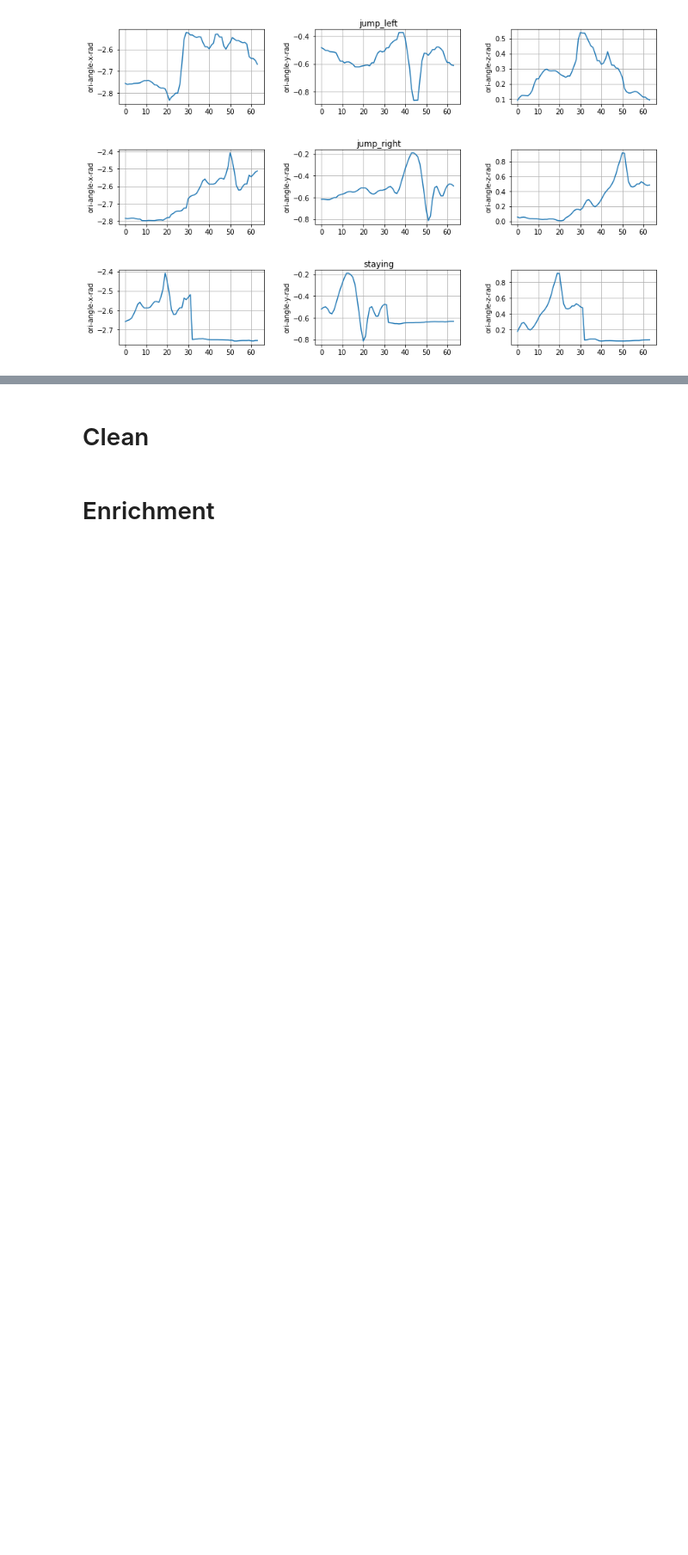
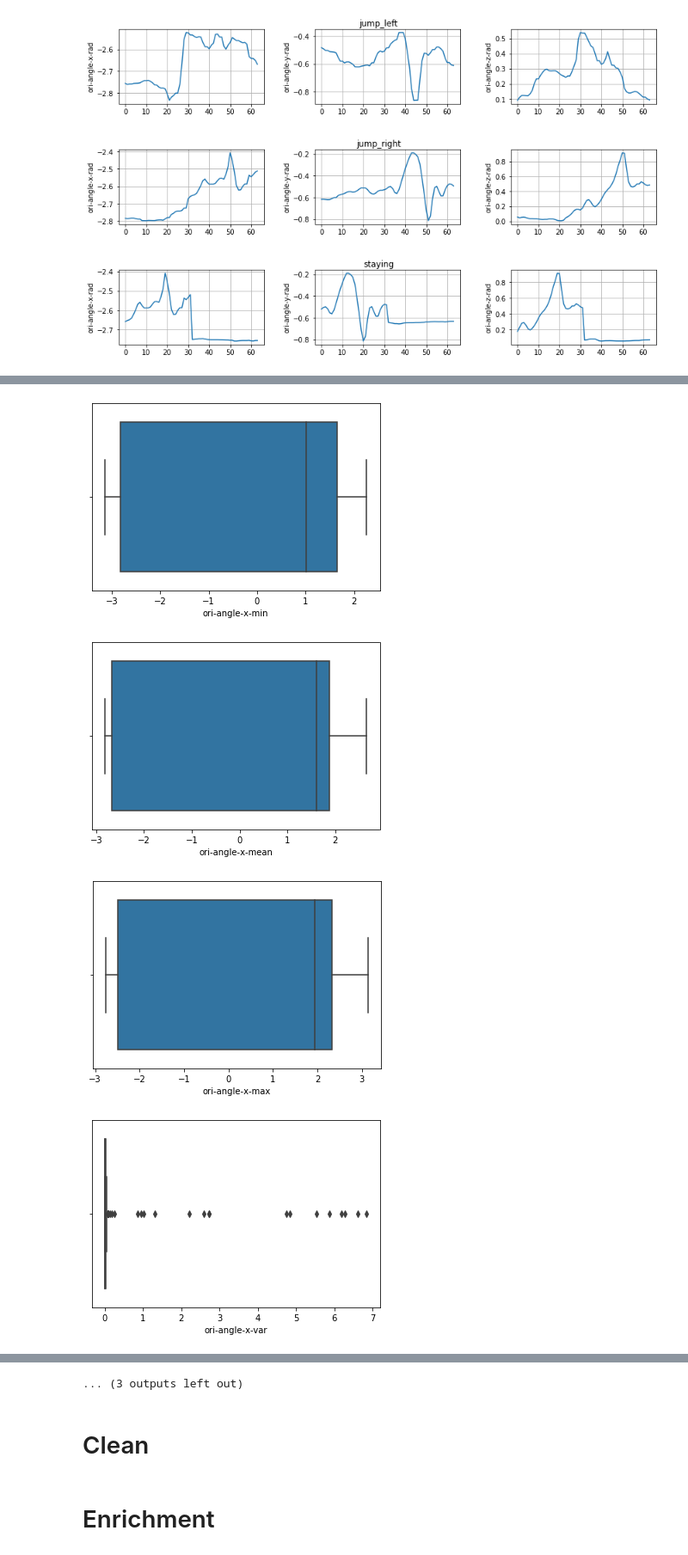
Before and after one commit to djocraveiro/duck-catch-and-fit, a Jupyter notebook: Notebooks/AmI2022.ipynb, the cells around one changed output, grey strips where cells are left out. Shown at 86% size. Cells and saved outputs as stored; diff of their text form; code cells hidden in the pictures; blank space fills up the shorter version.

```diff
--- a/Notebooks/AmI2022.ipynb
+++ b/Notebooks/AmI2022.ipynb
@@ -162,0 +222,17 @@ plot_data_from_row(df, 2, ['ori-angle-x-rad', 'ori-angle-y-rad', 'ori-angle-z-ra
+# %%
+df_for_bp_ori_angle = df[
+    [
+        'ori-angle-x-min', 'ori-angle-x-mean', 'ori-angle-x-max', 'ori-angle-x-var', 'ori-angle-x-std',
+        'ori-angle-y-min', 'ori-angle-y-mean', 'ori-angle-y-max', 'ori-angle-y-var', 'ori-angle-y-std',
+        'ori-angle-z-min', 'ori-angle-z-mean', 'ori-angle-z-max', 'ori-angle-z-var', 'ori-angle-z-std',
+    ]
+].copy()
+
+for column in df_for_bp_ori_angle.columns:
+    sn.boxplot(df_for_bp_ori_angle[column])
+    plt.show()
+# %% [output]
+[figure, added]
+[figure, added]
+[figure, added]
+[figure, added]
@@ -163,3 +247,4 @@ plot_data_from_row(df, 2, ['ori-angle-x-rad', 'ori-angle-y-rad', 'ori-angle-z-ra
+... (3 outputs left out)
 # %% [markdown]
 # Clean
 # %%
```
Also changed, not shown: parts of 19 cells of this notebook.
